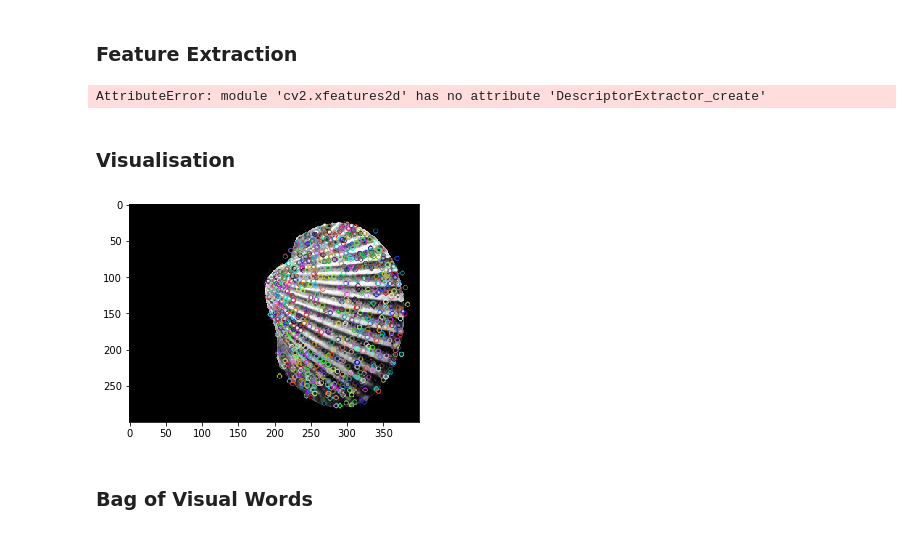
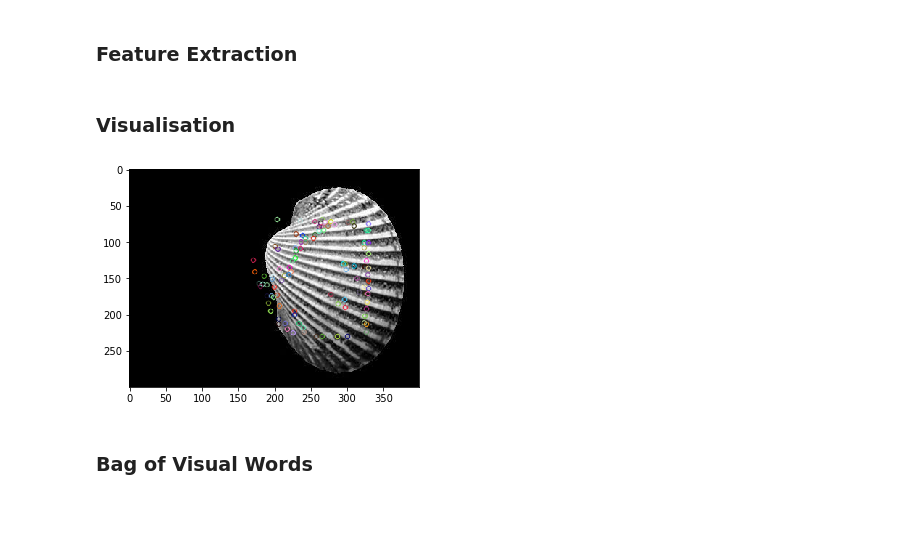
Before and after one commit to maleakhiw/shell-feature-extraction, a Jupyter notebook: notebooks/Keypoint Feature Extraction.ipynb, the cells around one changed output. Cells and saved outputs as stored; diff of their text form; code cells hidden in the pictures.

```diff
--- a/notebooks/Keypoint Feature Extraction.ipynb
+++ b/notebooks/Keypoint Feature Extraction.ipynb
@@ -410,8 +410,8 @@ This section conduct feature extraction using BRIEF.
 # %%
 X_brief = []
 y_brief = y_species
-star = cv.xfeatures2d.StarDetector_create()
-brief = cv.xfeatures2d.BriefDescriptorExtractor_create()
+star = cv2.xfeatures2d.StarDetector_create()
+brief = cv2.xfeatures2d.BriefDescriptorExtractor_create()
 
 # Get feature descriptors from all images
 for X in tqdm(X_species):
@@ -430,8 +430,6 @@ for X in tqdm(X_species):
     kp_b, descriptors_b = brief.compute(image_b, kp_b)
 
     X_brief.append((descriptors_a, descriptors_b))
-# %% [output]
-AttributeError: module 'cv2.xfeatures2d' has no attribute 'DescriptorExtractor_create'
 # %%
 # Concatenate rear and front view keypoints
 X_brief_concatenate = [] # concatenated version of X_brief, considering front and rear views at once
@@ -442,12 +443,13 @@ for x in X_brief:
 # %%
 image1 = cv2.imread(os.path.join(SHELL_IMAGES_DATA, X_species[0][0]),
                    cv2.IMREAD_GRAYSCALE)
-kp, descriptors = brief.compute(image1, None) # can add mask
+kp = star.detect(image1, None)
+kp, descriptors = brief.compute(image1, kp) # can add mask
 img = cv2.drawKeypoints(image1, kp, None)
 plt.imshow(img)
 plt.show()
 # %% [output]
-[figure, old version]
+[figure, new version]
 # %% [markdown]
 ### Bag of Visual Words
 # %%
```
Also changed, not shown: parts of 45 cells of this notebook, 10 other files.
